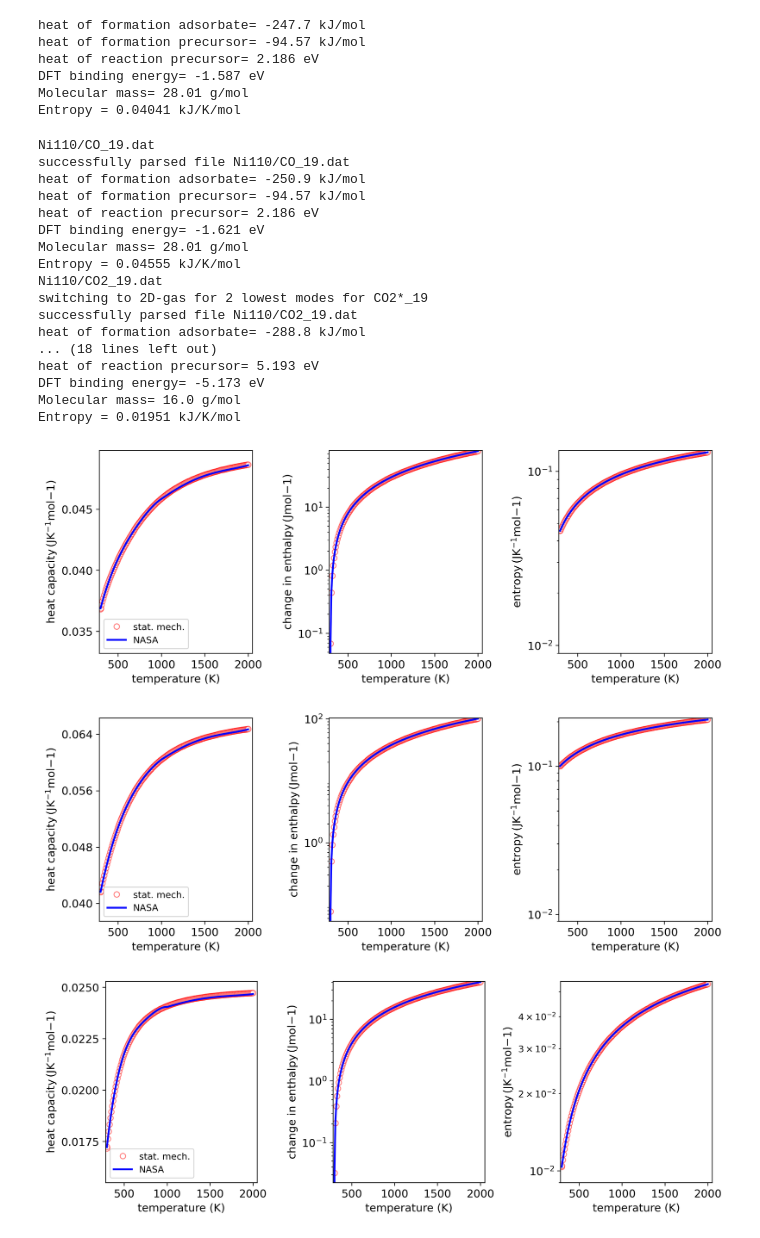
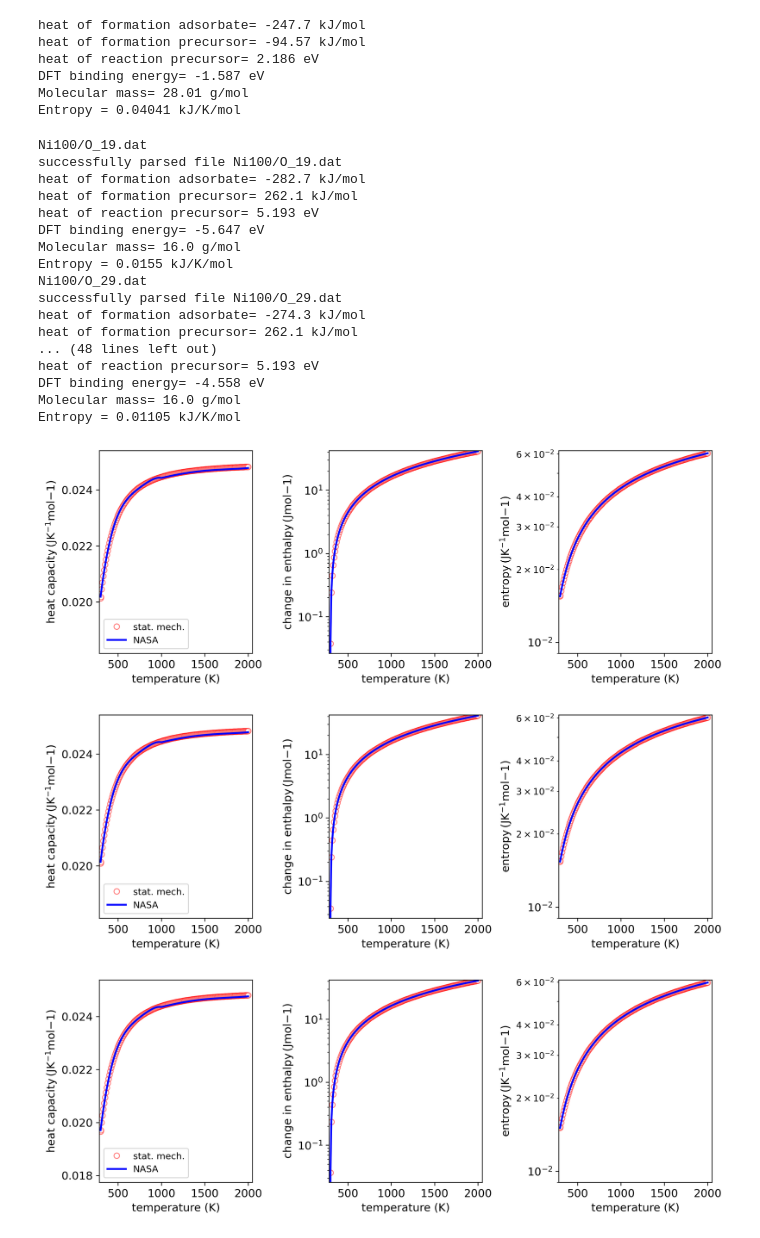
Before and after one commit to bjkreitz/multifacet, a Jupyter notebook: TPD/DFT/compute_NASA_from_DFT_energies.ipynb, the cells around one changed output. Saved outputs shown, nothing was run; the diff lists cells and outputs as text; code cells hidden in the pictures.

```diff
--- a/TPD/DFT/compute_NASA_from_DFT_energies.ipynb
+++ b/TPD/DFT/compute_NASA_from_DFT_energies.ipynb
@@ -659,7 +659,7 @@ new_output.write(species_line)
 
 new_output.close()
 # %%
-list_of_species = 'species_list_110.dat'
+list_of_species = 'species_list_O100.dat'
 info = open(list_of_species,'r')
 species_list = info.readlines()
 info.close()
@@ -670,48 +670,48 @@ new_output = open('my_new_cti.txt', 'w')
 name_line = '\n'
 species_line = '\n'
 
 counter = -1
 for species in species_list:
     counter += 1
     filename = species.strip()
     print(filename)
 
     test = Molecule()
     parse_input_file(filename, test)
     thermo(test, temperature)
 
     name_line += ' %s'%(test.name)
     if counter == 4:
         name_line +='\n'
         counter == -1
     species_line += test.species_lines
 
     get_thermo_from_NASA(temperature, test)
     compare_NASA_to_thermo(temperature, test)
 
 name_line += '\n\n'
 new_output.write(name_line)
 new_output.write(species_line)
 
 new_output.close()
 # %% [output]
-Ni110/CO_19.dat
-successfully parsed file Ni110/CO_19.dat
-heat of formation adsorbate= -250.9 kJ/mol
-heat of formation precursor= -94.57 kJ/mol
-heat of reaction precursor= 2.186 eV
-DFT binding energy= -1.621 eV
-Molecular mass= 28.01 g/mol
-Entropy = 0.04555 kJ/K/mol
-Ni110/CO2_19.dat
-switching to 2D-gas for 2 lowest modes for CO2*_19
-successfully parsed file Ni110/CO2_19.dat
-heat of formation adsorbate= -288.8 kJ/mol
-... (18 lines left out)
+Ni100/O_19.dat
+successfully parsed file Ni100/O_19.dat
+heat of formation adsorbate= -282.7 kJ/mol
+heat of formation precursor= 262.1 kJ/mol
 heat of reaction precursor= 5.193 eV
-DFT binding energy= -5.173 eV
+DFT binding energy= -5.647 eV
 Molecular mass= 16.0 g/mol
-Entropy = 0.01951 kJ/K/mol
+Entropy = 0.0155 kJ/K/mol
+Ni100/O_29.dat
+successfully parsed file Ni100/O_29.dat
+heat of formation adsorbate= -274.3 kJ/mol
+heat of formation precursor= 262.1 kJ/mol
+... (48 lines left out)
+heat of reaction precursor= 5.193 eV
+DFT binding energy= -4.558 eV
+Molecular mass= 16.0 g/mol
+Entropy = 0.01105 kJ/K/mol
-[figure, old version]
+[figure, new version]
-[figure, old version]
+[figure, new version]
-[figure, old version]
+[figure, new version]
```
Also changed, not shown: parts of 1 cell of this notebook, 16 other files.
